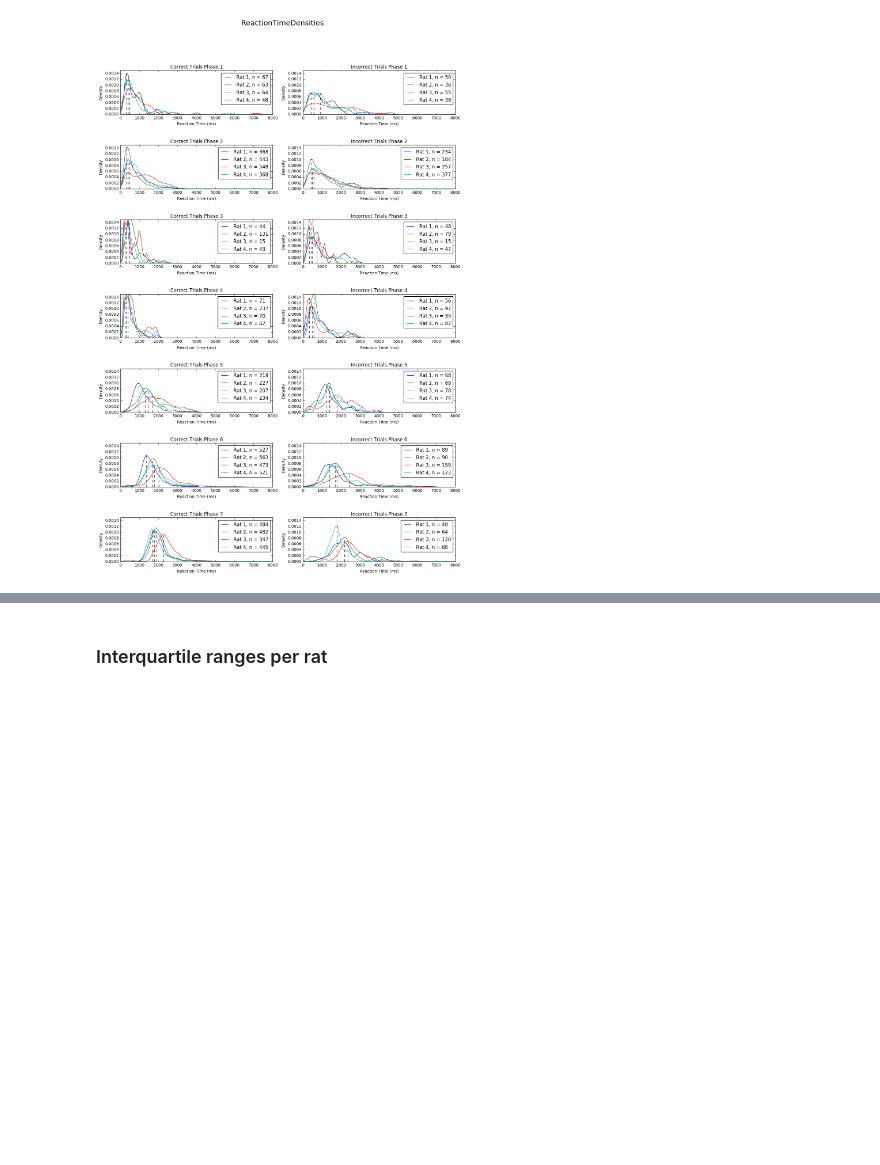
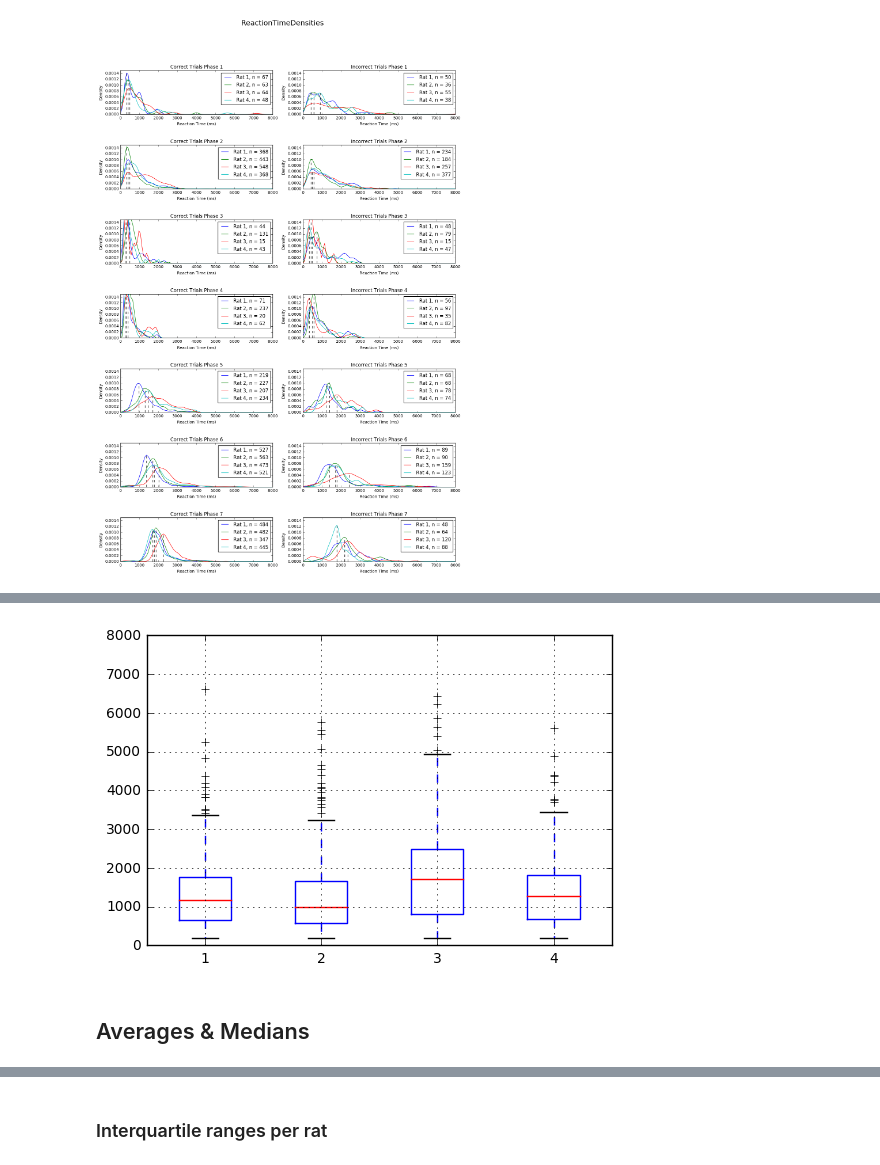
Before and after one commit to estherholleman/An-incremental-training-method-with-automated-extendable-maze-for-training-spatial-behavioral-tasks, a Jupyter notebook: Comparing Reaction Times of Correct and Incorrect Trials.ipynb, the cells around one changed output, grey strips where cells are left out. Saved outputs shown, nothing was run; the diff lists cells and outputs as text; code cells hidden in the pictures; blank space fills up the shorter version.

Commit message:
added averages and medians for reaction times based on reward given but nothing interesting found

```diff
--- a/Comparing Reaction Times of Correct and Incorrect Trials.ipynb
+++ b/Comparing Reaction Times of Correct and Incorrect Trials.ipynb
@@ -540,0 +548,8 @@ computeDensityPerPhase(rt, correct, incorrect)
+# %%
+ax = rt[incorrect].boxplot(return_type = 'axes')
+ax.set_ylim(0,8000)
+plt.show()
+# %% [output]
+[figure, added]
+# %% [markdown]
+## Averages & Medians
```
Also changed, not shown: parts of 10 cells of this notebook.
